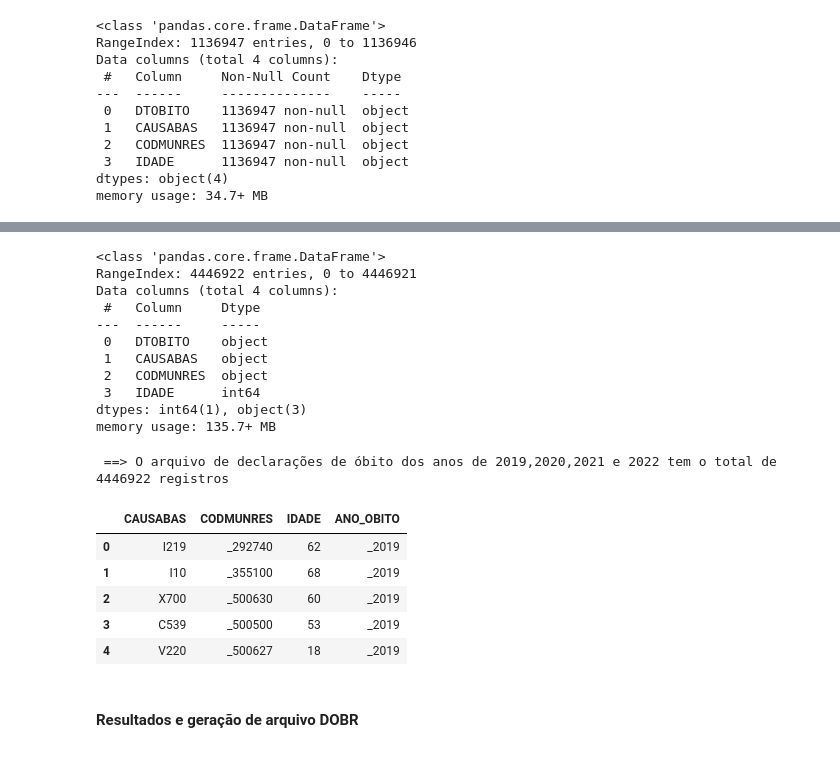
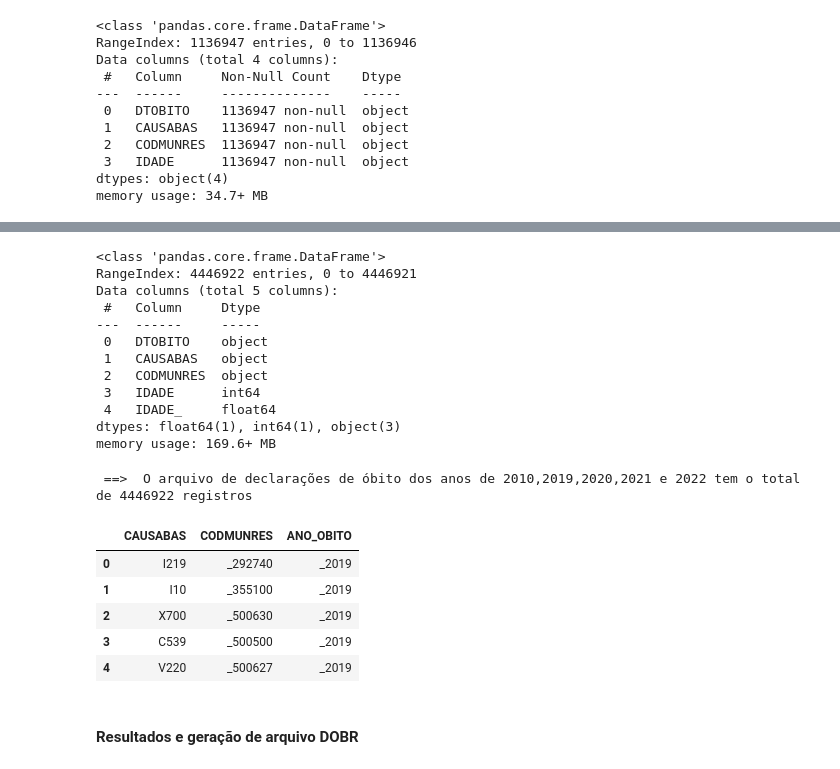
Before and after one commit to mesquita-data/heat_br_bloco1, a Jupyter notebook: AvoidMort_v2_BR_UF_mun.ipynb, the cells around one changed output, grey strips where cells are left out. Drawn from its saved outputs; the diff is of its cells as text; code cells hidden in the pictures.

```diff
--- a/AvoidMort_v2_BR_UF_mun.ipynb
+++ b/AvoidMort_v2_BR_UF_mun.ipynb
@@ -382,0 +369,4 @@ See the caveats in the documentation: https://pandas.pydata.org/pandas-docs/stab
+# %%
+# Filtrar campos
+dobr_19a22_temp01 = dobr_19a22_temp[['DTOBITO','CAUSABAS', 'CODMUNRES','IDADE']]
+dobr_19a22_temp01.shape[0]
@@ -382,0 +375,10 @@ See the caveats in the documentation: https://pandas.pydata.org/pandas-docs/stab
+# %%
+# transformar IDADE em inteiro
+dobr_19a22_temp02 = dobr_19a22_temp01.copy()
+dobr_19a22_temp02['IDADE'] = dobr_19a22_temp02['IDADE'].astype(int)
+# %%
+# Excluir valores maiores que 474
+dobr_19a22_temp03 = dobr_19a22_temp02[dobr_19a22_temp02['IDADE'] < 475]
+
+# Display the combined dataframe
+dobr_19a22_temp03.info()
@@ -383,52 +398,50 @@ See the caveats in the documentation: https://pandas.pydata.org/pandas-docs/stab
 # %%
 # Concatenate the dataframes
-dobr = pd.concat([dobr2022_filtered2,dobr_filtered3], ignore_index=True)
-dobr.info()
+dobr_10_19a22_temp = pd.concat([dobr_19a22_temp03,dobr_10_temp04], ignore_index=True)
+dobr_10_19a22_temp.info()
 # %% [output]
 <class 'pandas.core.frame.DataFrame'>
 RangeIndex: 4446922 entries, 0 to 4446921
-Data columns (total 4 columns):
+Data columns (total 5 columns):
  #   Column     Dtype
 ---  ------     -----
  0   DTOBITO    object
  1   CAUSABAS   object
  2   CODMUNRES  object
  3   IDADE      int64
-dtypes: int64(1), object(3)
-memory usage: 135.7+ MB
+ 4   IDADE_     float64
+dtypes: float64(1), int64(1), object(3)
+memory usage: 169.6+ MB
 # %%
-# Contador
+# Resultado
 
-shape1 = dobr.CAUSABAS.count()
+shape1 = dobr_10_19a22_temp.CAUSABAS.count()
 
-print(f"\033[33m ==> O arquivo de declarações de óbito dos anos de 2019,2020,2021 e 2022 tem o total de {shape1} registros\033[0m")
+print_y(f" O arquivo de declarações de óbito dos anos de 2010,2019,2020,2021 e 2022 tem o total de {shape1} registros ")
 # %% [output]
- ==> O arquivo de declarações de óbito dos anos de 2019,2020,2021 e 2022 tem o total de 4446922 registros
+ ==>  O arquivo de declarações de óbito dos anos de 2010,2019,2020,2021 e 2022 tem o total de 4446922 registros
 # %%
 # Ajustar os campos
-dobr_clean = dobr.copy()
+dobr_10_19a22_temp01 = dobr_10_19a22_temp.copy()
 
 # assegurar CODMUNRES como string
-dobr_clean['CODMUNRES'] = '_' + dobr_clean['CODMUNRES'].astype(str).str[:6]
+dobr_10_19a22_temp01['CODMUNRES'] = '_' + dobr_10_19a22_temp01['CODMUNRES'].astype(str).str[:6]
 
 # campo ano_obito formado pelos 4 últimos caracteres de DTOBITO, como número
-dobr_clean['ANO_OBITO'] = '_' + dobr_clean['DTOBITO'].str[-4:]
-
-# campo idade_num formado de anos completos, como número (subtrair 400)
-dobr_clean['IDADE'] = dobr_clean['IDADE'] - 400
+dobr_10_19a22_temp01['ANO_OBITO'] = '_' + dobr_10_19a22_temp01['DTOBITO'].str[-4:]
 
 # excluir colunas DTOBITO e IDADE
-dobr_clean = dobr_clean.drop(['DTOBITO'], axis=1)
+dobr_10_19a22_temp02 = dobr_10_19a22_temp01.drop(['DTOBITO','IDADE','IDADE_'], axis=1)
 
 # Exibir as primeiras linhas do DataFrame resultante
-dobr_clean.head()
+dobr_10_19a22_temp02.head()
 # %% [output]
-|  | CAUSABAS | CODMUNRES | IDADE | ANO_OBITO |
-| 0 | I219 | _292740 | 62 | _2019 |
-| 1 | I10 | _355100 | 68 | _2019 |
-| 2 | X700 | _500630 | 60 | _2019 |
-| 3 | C539 | _500500 | 53 | _2019 |
-| 4 | V220 | _500627 | 18 | _2019 |
+|  | CAUSABAS | CODMUNRES | ANO_OBITO |
+| 0 | I219 | _292740 | _2019 |
+| 1 | I10 | _355100 | _2019 |
+| 2 | X700 | _500630 | _2019 |
+| 3 | C539 | _500500 | _2019 |
+| 4 | V220 | _500627 | _2019 |
 # %% [markdown]
 #### Resultados e geração de arquivo DOBR
 # %%
```
Also changed, not shown: parts of 123 cells of this notebook, 15 other files.
